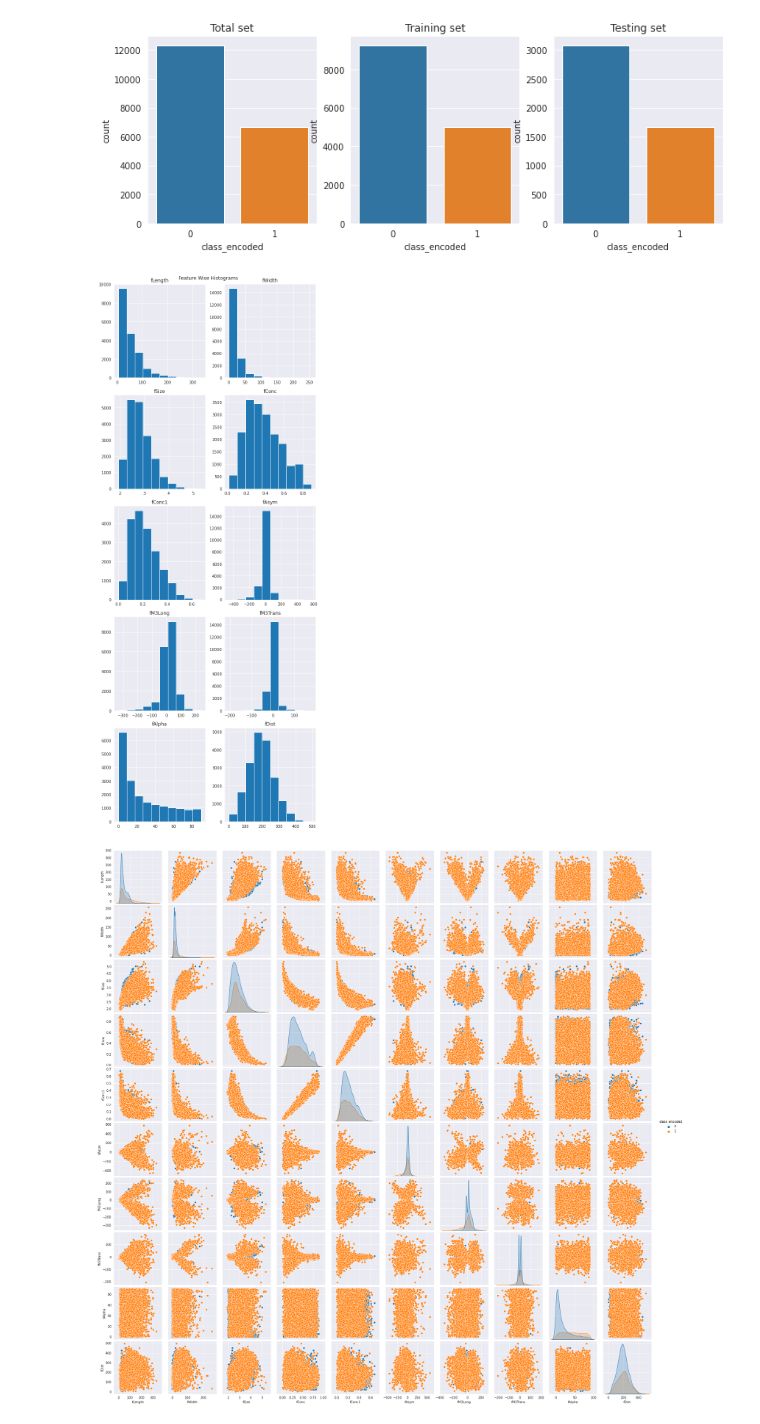
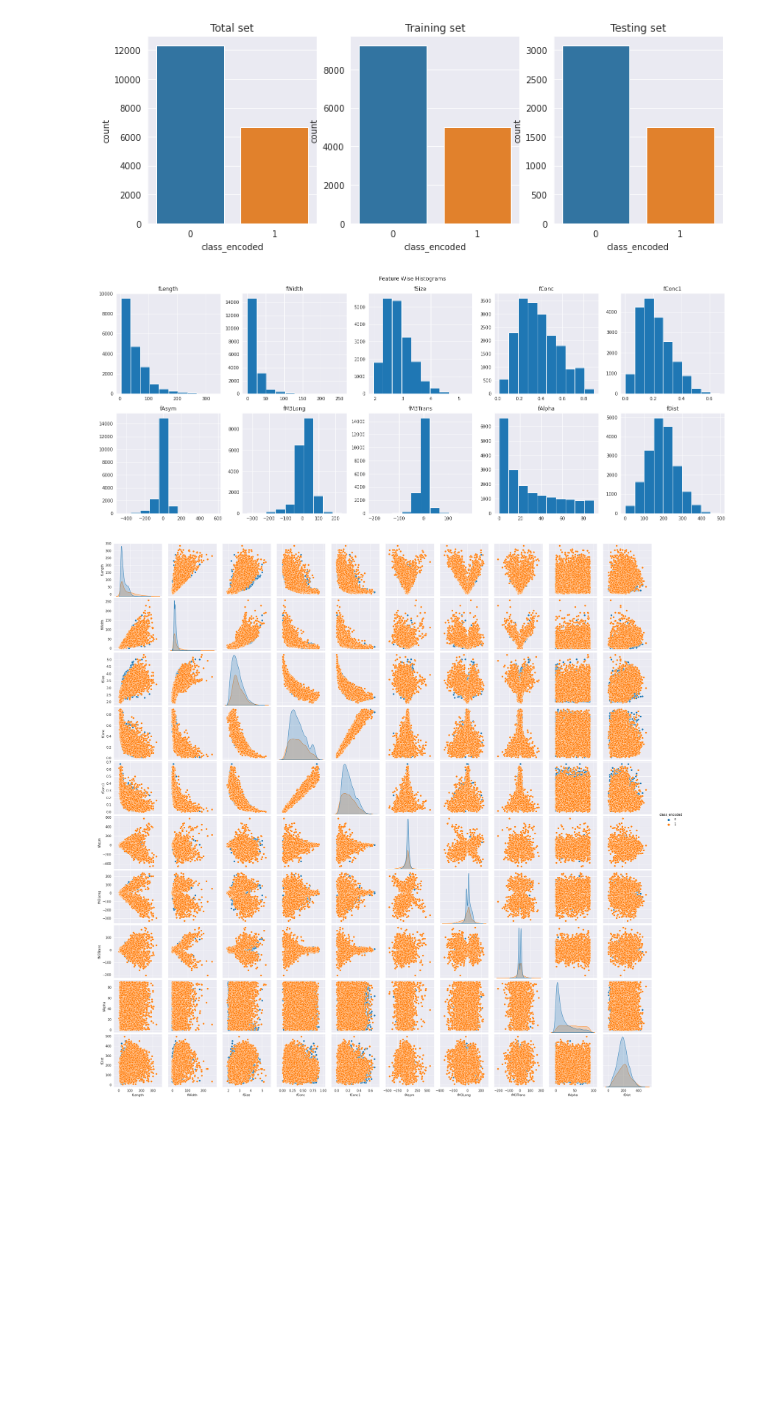
Before and after one commit to aditya-anulekh/ee660-project, a Jupyter notebook: Exploratory Data Analysis.ipynb, the cells around one changed output. Cells and saved outputs as stored; diff of their text form; code cells hidden in the pictures; blank space fills up the shorter version.

```diff
--- a/Exploratory Data Analysis.ipynb
+++ b/Exploratory Data Analysis.ipynb
@@ -80,19 +81,21 @@ plt.savefig(f"{config.PLOTS_DIR}/eda/label_distribution.png")
 [figure]
 # %%
 def plot_data(dataframe: pd.DataFrame):
-    fig, ax = plt.subplots(dataframe.shape[1] // 2, 2)
-    fig.set_size_inches(8, 20)
+    # fig, ax = plt.subplots(dataframe.shape[1] // 2, 2)
+    # fig.set_size_inches(8, 20)
+    fig, ax = plt.subplots(2, dataframe.shape[1] // 2)
+    fig.set_size_inches(20, 8)
     for i, col in enumerate(dataframe.select_dtypes('number').columns):
         fig.axes[i].hist(dataframe[col])
         fig.axes[i].set_title(f'{col}')
     fig.suptitle('Feature Wise Histograms')
     plt.tight_layout()
     plt.savefig(f'{config.PLOTS_DIR}/eda/feature_plot.png', dpi=100)
     plt.show()
 
 plot_data(data.drop('class_encoded', axis=1))
 # %% [output]
-[figure, old version]
+[figure, new version]
 # %%
 fig = sns.pairplot(data, hue='class_encoded')
 # fig.suptitle('Pairwise Relationships of Features')
```
Also changed, not shown: parts of 1 cell of this notebook, 3 other files.
